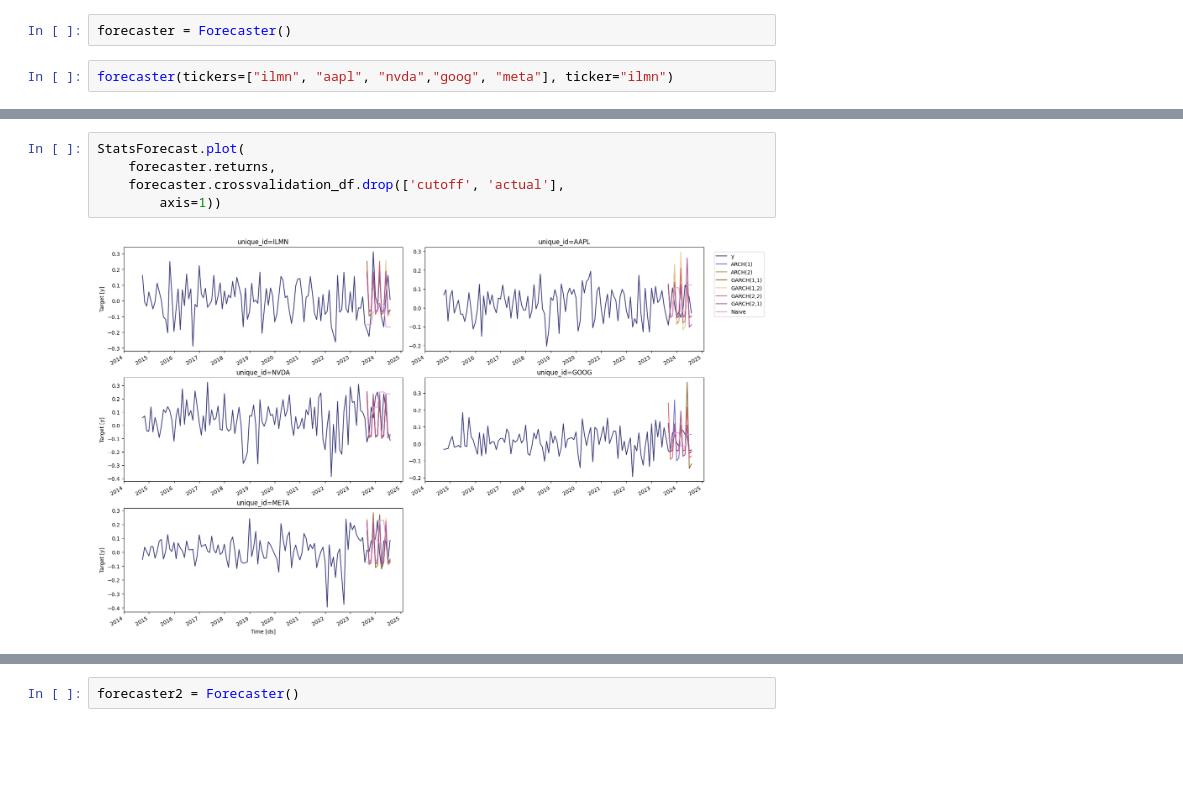
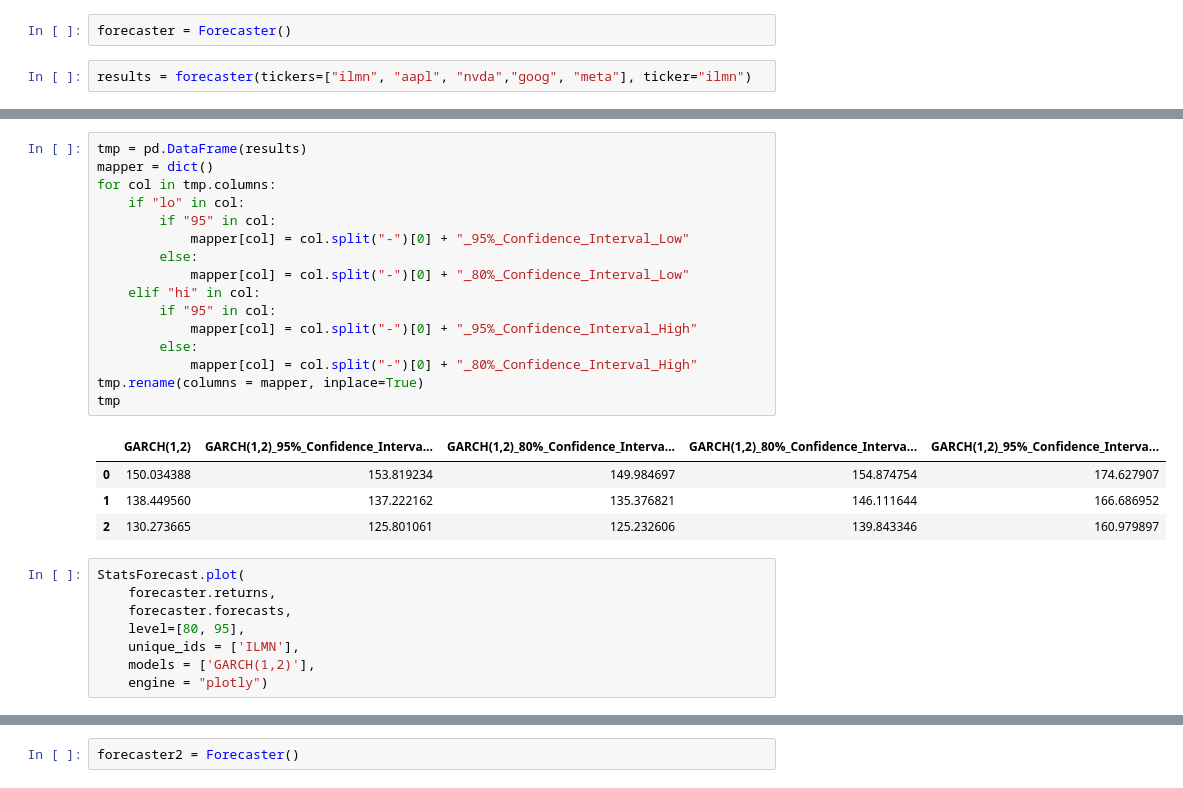
Before and after one commit to tituslhy/TheMarginCall, a Jupyter notebook: notebooks/tsa.ipynb, the cells around one changed output, grey strips where cells are left out. Cells and saved outputs as stored; diff of their text form; blank space fills up the shorter version.

```diff
--- a/notebooks/tsa.ipynb
+++ b/notebooks/tsa.ipynb
@@ -466,6 +468,6 @@ class Forecaster:
 # %%
 forecaster = Forecaster()
 # %%
-forecaster(tickers=["ilmn", "aapl", "nvda","goog", "meta"], ticker="ilmn")
+results = forecaster(tickers=["ilmn", "aapl", "nvda","goog", "meta"], ticker="ilmn")
 # %% [output]
 [*********************100%%**********************]  5 of 5 completed
@@ -482,10 +474,32 @@ defaultdict(list,
-# %%
-StatsForecast.plot(
-    forecaster.returns,
-    forecaster.crossvalidation_df.drop(['cutoff', 'actual'],
-        axis=1))
-# %% [output]
-[figure, removed]
+# %%
+tmp = pd.DataFrame(results)
+mapper = dict()
+for col in tmp.columns:
+    if "lo" in col:
+        if "95" in col:
+            mapper[col] = col.split("-")[0] + "_95%_Confidence_Interval_Low"
+        else:
+            mapper[col] = col.split("-")[0] + "_80%_Confidence_Interval_Low"
+    elif "hi" in col:
+        if "95" in col:
+            mapper[col] = col.split("-")[0] + "_95%_Confidence_Interval_High"
+        else:
+            mapper[col] = col.split("-")[0] + "_80%_Confidence_Interval_High"
+tmp.rename(columns = mapper, inplace=True)
+tmp
+# %% [output]
+|  | GARCH(1,2) | GARCH(1,2)_95%_Confidence_Interva... | GARCH(1,2)_80%_Confidence_Interva... | GARCH(1,2)_80%_Confidence_Interva... | GARCH(1,2)_95%_Confidence_Interva... |
+| 0 | 150.034388 | 153.819234 | 149.984697 | 154.874754 | 174.627907 |
+| 1 | 138.449560 | 137.222162 | 135.376821 | 146.111644 | 166.686952 |
+| 2 | 130.273665 | 125.801061 | 125.232606 | 139.843346 | 160.979897 |
+# %%
+StatsForecast.plot(
+    forecaster.returns,
+    forecaster.forecasts,
+    level=[80, 95],
+    unique_ids = ['ILMN'],
+    models = ['GARCH(1,2)'],
+    engine = "plotly")
 # %%
 forecaster.best_models
 # %% [output]
```
Also changed, not shown: parts of 3 cells of this notebook.
